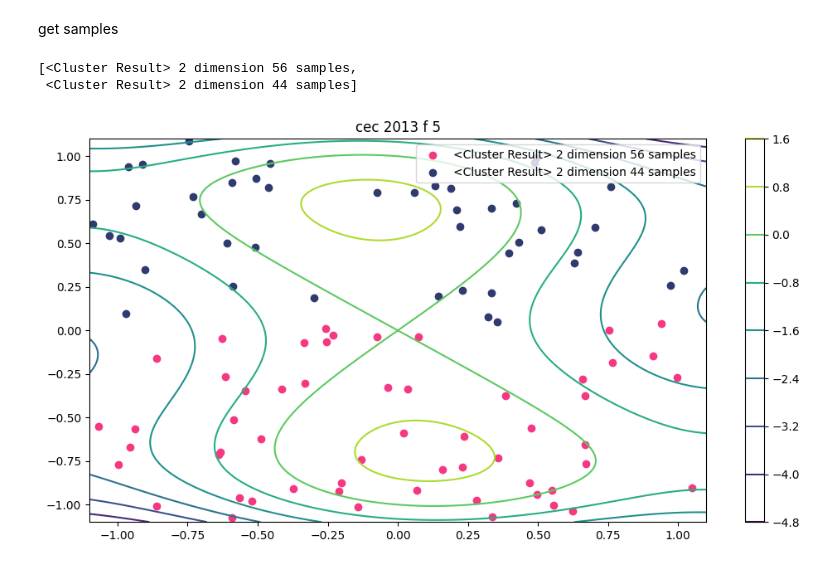
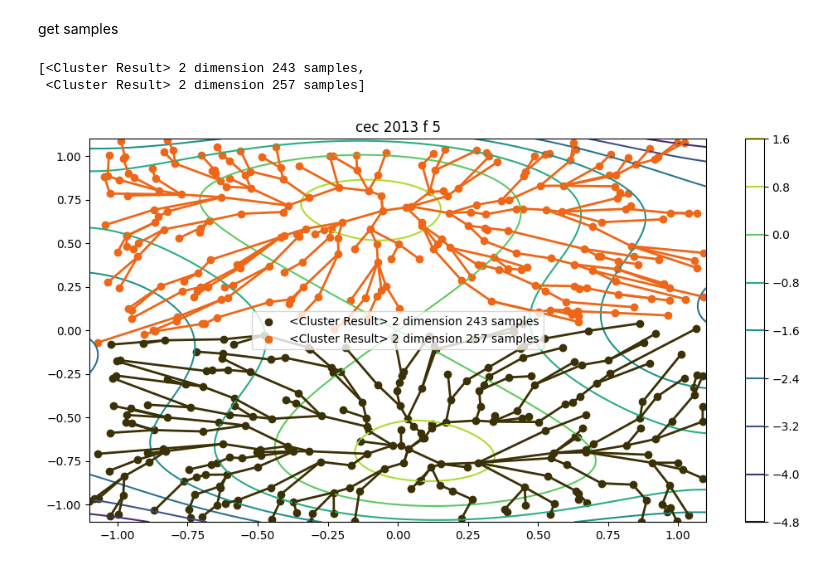
Before and after one commit to yuhaoli-95/WGraD, a Jupyter notebook: notebook/test_2d.ipynb, the cells around one changed output. Cells and saved outputs as stored; diff of their text form; code cells hidden in the pictures.

Commit message:
[Dev] save edge infomation

```diff
--- a/notebook/test_2d.ipynb
+++ b/notebook/test_2d.ipynb
@@ -19,7 +19,7 @@ lb = f.get_lbound(dimension - 1)
 ub = f.get_ubound(dimension - 1)
 
 
-num_samples = 100
+num_samples = 500
 # %% [markdown]
 plot test function
 # %%
@@ -65,20 +65,24 @@ wgrad = WGraD(X_2, Y_2, fitness_func=fitness_func)
 cluster_result = wgrad.WGrad_2()
 cluster_result
 # %% [output]
-[<Cluster Result> 2 dimension 56 samples,
- <Cluster Result> 2 dimension 44 samples]
+[<Cluster Result> 2 dimension 243 samples,
+ <Cluster Result> 2 dimension 257 samples]
 # %%
 fig = plt.figure(figsize=(12, 6))
 ax3 = fig.add_subplot(111)
 
 contour_plot = ax3.contour(X_1, Y_1, Z_1, cmap='viridis')
 ax3.set_title(f"cec 2013 f {fun_id}")
 plt.colorbar(contour_plot)
 
 for cluster in cluster_result:
     color = '#%02x%02x%02x' % (random.randint(0, 255), random.randint(0, 255), random.randint(0, 255))
     ax3.scatter(cluster.X[:, 0], cluster.X[:, 1], marker="o", color = color, label = f"{cluster}")
+    tmp_edges = cluster.edges
+    for point_a, point_b in tmp_edges:
+        ax3.plot([point_a[0], point_b[0]], [point_a[1], point_b[1]], color=color, linestyle='-', linewidth=2)
+
 plt.legend()
 plt.show()
 # %% [output]
-[figure, old version]
+[figure, new version]
```
Also changed, not shown: 1 other file.
